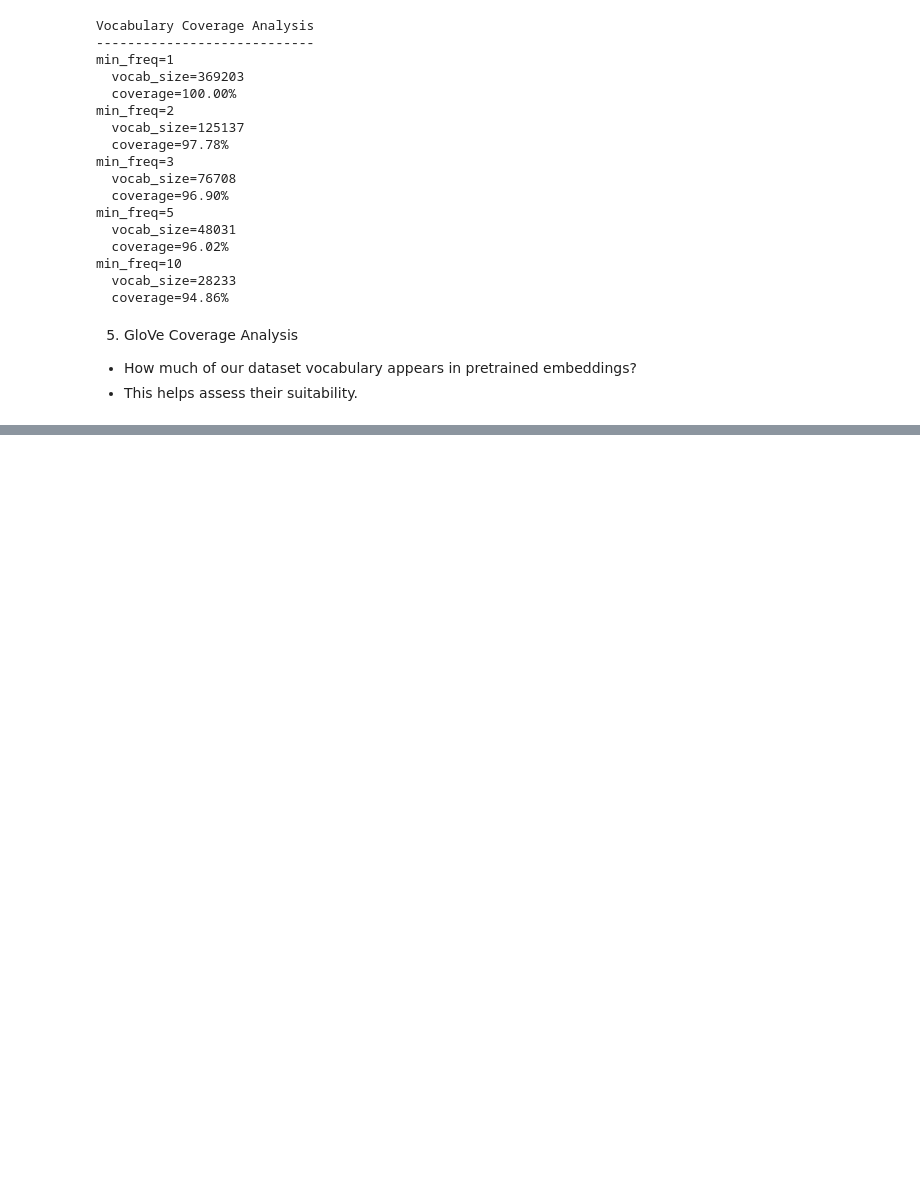
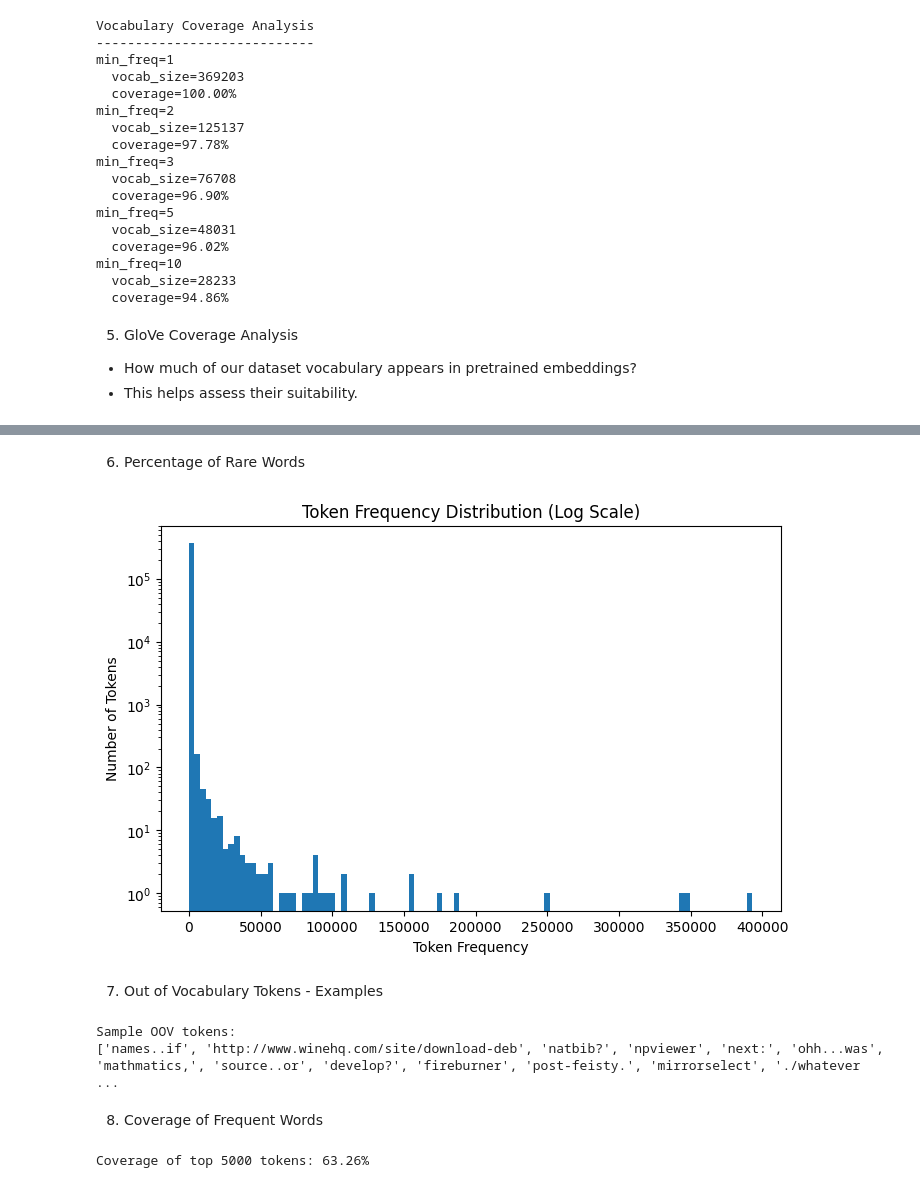
Before and after one commit to dyluc/csck507-ema, a Jupyter notebook: data-analysis.ipynb, the cells around one changed output, grey strips where cells are left out. Cells and saved outputs as stored; diff of their text form; code cells hidden in the pictures; blank space fills up the shorter version.

```diff
--- a/data-analysis.ipynb
+++ b/data-analysis.ipynb
@@ -193,0 +209,42 @@ GloVe coverage: 10.31%
+# %% [markdown]
+6. Percentage of Rare Words
+# %%
+from collections import Counter
+import matplotlib.pyplot as plt
+import numpy as np
+
+counter = Counter()
+
+for text in df['text'].dropna():
+    tokens = text.lower().split()
+    counter.update(tokens)
+
+freqs = list(counter.values())
+
+plt.figure(figsize=(8,5))
+plt.hist(freqs, bins=100, log=True)
+plt.title("Token Frequency Distribution (Log Scale)")
+plt.xlabel("Token Frequency")
+plt.ylabel("Number of Tokens")
+plt.show()
+# %% [output]
+[figure, added]
+# %% [markdown]
+7. Out of Vocabulary Tokens - Examples
+# %%
+oov_tokens = dataset_vocab - glove_vocab
+print("Sample OOV tokens:")
+print(list(oov_tokens)[:30])
+# %% [output]
+Sample OOV tokens:
+['names..if', 'http://www.winehq.com/site/download-deb', 'natbib?', 'npviewer', 'next:', 'ohh...was', 'mathmatics,', 'source..or', 'develop?', 'fireburner', 'post-feisty.', 'mirrorselect', './whatever ...
+# %% [markdown]
+8. Coverage of Frequent Words
+# %%
+top_tokens = [word for word, _ in counter.most_common(5000)]
+
+covered = sum(1 for w in top_tokens if w in glove_vocab)
+
+print(f"Coverage of top 5000 tokens: {covered/len(top_tokens):.2%}")
+# %% [output]
+Coverage of top 5000 tokens: 63.26%
```
Also changed, not shown: parts of 1 cell of this notebook.
